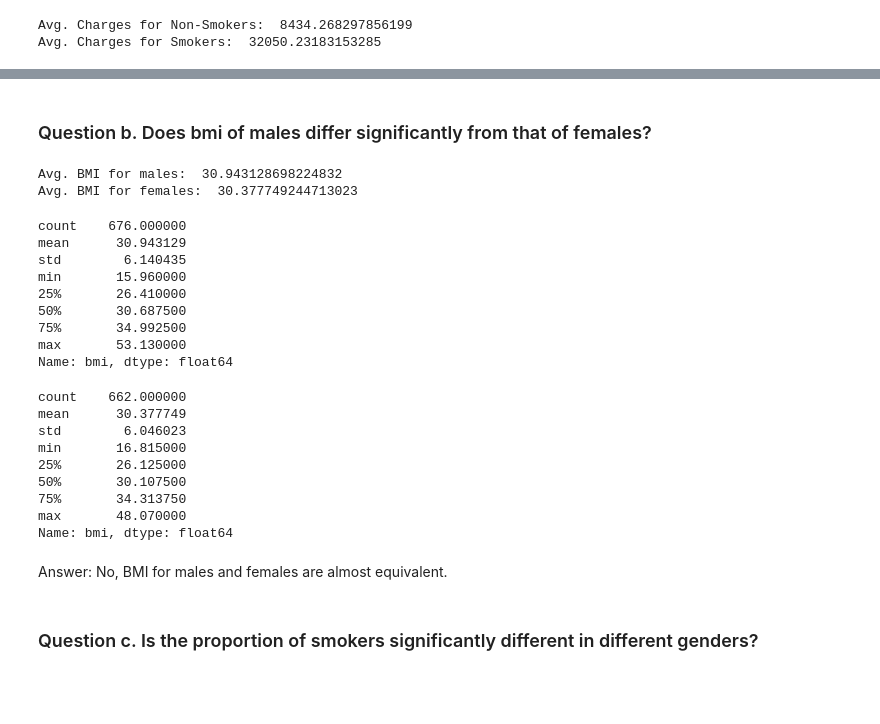
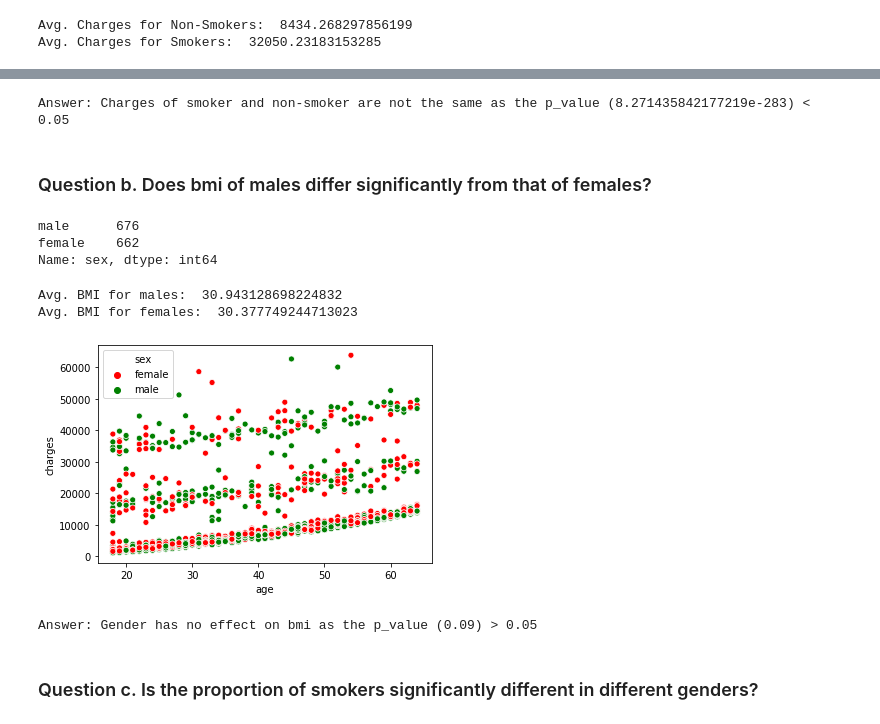
Before and after one commit to GreatLearningAIML1/bangalore-aug19-batch-guptamayankg, a Jupyter notebook: StatisticalLearning_Project2.ipynb, the cells around one changed output, grey strips where cells are left out. Drawn from its saved outputs; the diff is of its cells as text; code cells hidden in the pictures; blank space fills up the shorter version.

```diff
--- a/StatisticalLearning_Project2.ipynb
+++ b/StatisticalLearning_Project2.ipynb
@@ -206,36 +222,55 @@ Answer: Yes, charges for smokers are significantly higher than non smokers.
+# %%
+#T-test to check dependency of smoking on charges
+Ho = "Answer: Charges of smoker and non-smoker are same"   # Stating the Null Hypothesis
+Ha = "Answer: Charges of smoker and non-smoker are not the same"   # Stating the Alternate Hypothesis
+
+x = np.array(df_master[df_master.smoker == 'yes'].charges)  # Selecting charges corresponding to smokers as an array
+y = np.array(df_master[df_master.smoker == 'no'].charges) # Selecting charges corresponding to non-smokers as an array
+
+t, p_value  = stats.ttest_ind(x,y, axis = 0)  #Performing an Independent t-test
+
+if p_value < 0.05:  # Setting our significance level at 5%
+    print(f'{Ha} as the p_value ({p_value}) < 0.05')
+else:
+    print(f'{Ho} as the p_value ({p_value}) > 0.05')
+# %% [output]
+Answer: Charges of smoker and non-smoker are not the same as the p_value (8.271435842177219e-283) < 0.05
 # %% [markdown]
 ### Question b. Does bmi of males differ significantly from that of females?
+# %%
+#Checking the distribution of males and females
+df_master.sex.value_counts()
+# %% [output]
+male      676
+female    662
+Name: sex, dtype: int64
 # %%
 print("Avg. BMI for males: ", df_master[df_master['sex'] == 'male']['bmi'].mean())
 print("Avg. BMI for females: ", df_master[df_master['sex'] == 'female']['bmi'].mean())
 # %% [output]
 Avg. BMI for males:  30.943128698224832
 Avg. BMI for females:  30.377749244713023
-# %%
-df_master[df_master['sex'] == 'male'].describe()['bmi']
-# %% [output]
-count    676.000000
-mean      30.943129
-std        6.140435
-min       15.960000
-25%       26.410000
-50%       30.687500
-75%       34.992500
-max       53.130000
-Name: bmi, dtype: float64
-# %%
-df_master[df_master['sex'] == 'female'].describe()['bmi']
-# %% [output]
-count    662.000000
-mean      30.377749
-std        6.046023
-min       16.815000
-25%       26.125000
-50%       30.107500
-75%       34.313750
-max       48.070000
-Name: bmi, dtype: float64
-# %% [markdown]
-Answer: No, BMI for males and females are almost equivalent.
+# %%
+#Scatter plot to look for visual evidence of dependency between attributes gender and charges accross different ages
+sns.scatterplot(df_master.age, df_master.charges,hue=df_master.sex,palette= ['red','green'] )
+plt.show()
+# %% [output]
+[figure, added]
+# %%
+# T-test to check dependency of bmi on gender
+Ho = "Answer: Gender has no effect on bmi"   # Stating the Null Hypothesis
+Ha = "Answer: Gender has an effect on bmi"   # Stating the Alternate Hypothesis
+
+x = np.array(df_master[df_master.sex == 'male'].bmi)  # Selecting bmi values corresponding to males as an array
+y = np.array(df_master[df_master.sex == 'female'].bmi) # Selecting bmi values corresponding to females as an array
+
+t, p_value  = stats.ttest_ind(x,y, axis = 0)  #Performing an Independent t-test
+
+if p_value < 0.05:  # Setting our significance level at 5%
+    print(f'{Ha} as the p_value ({p_value.round()}) < 0.05')
+else:
+    print(f'{Ho} as the p_value ({p_value.round(3)}) > 0.05')
+# %% [output]
+Answer: Gender has no effect on bmi as the p_value (0.09) > 0.05
 # %% [markdown]
 ### Question c. Is the proportion of smokers significantly different in different genders?
```
Also changed, not shown: parts of 10 cells of this notebook.
